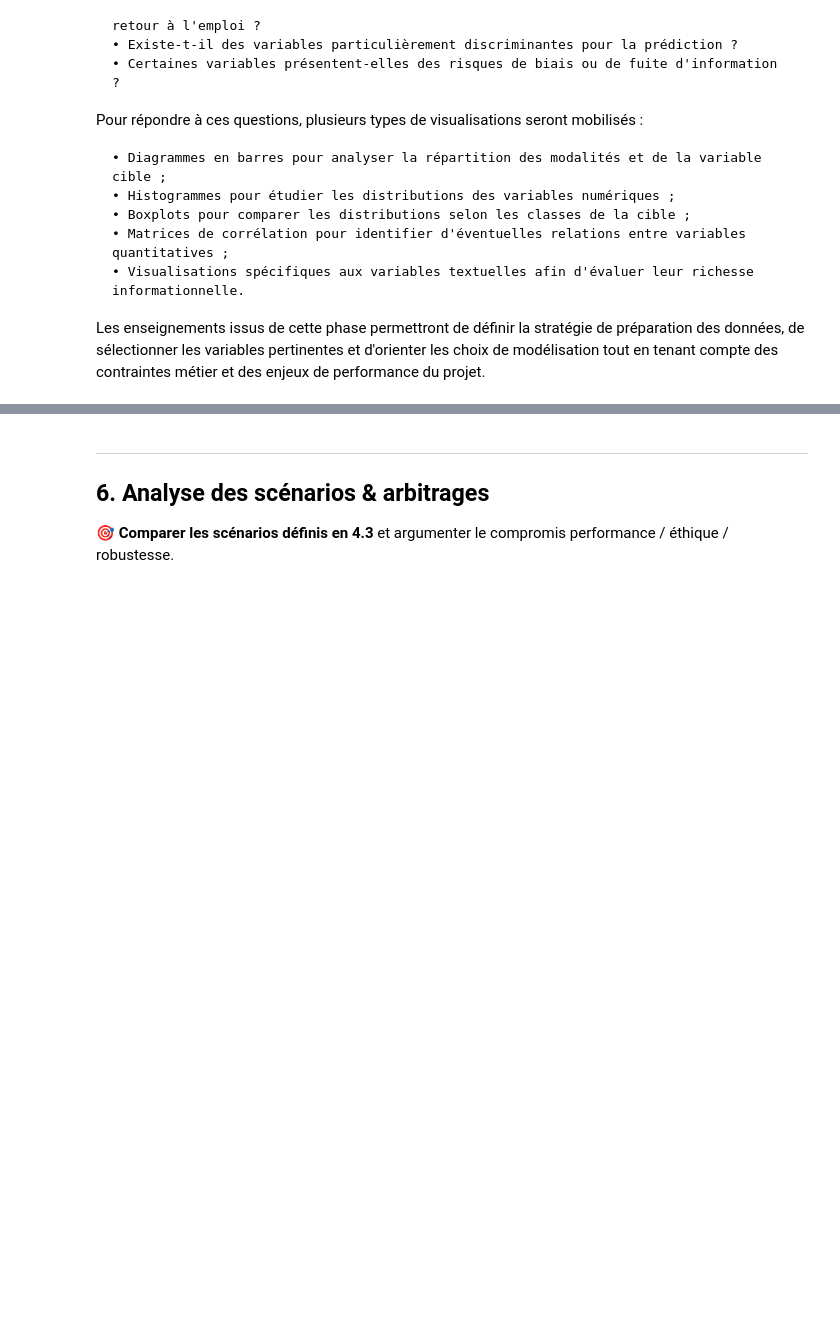
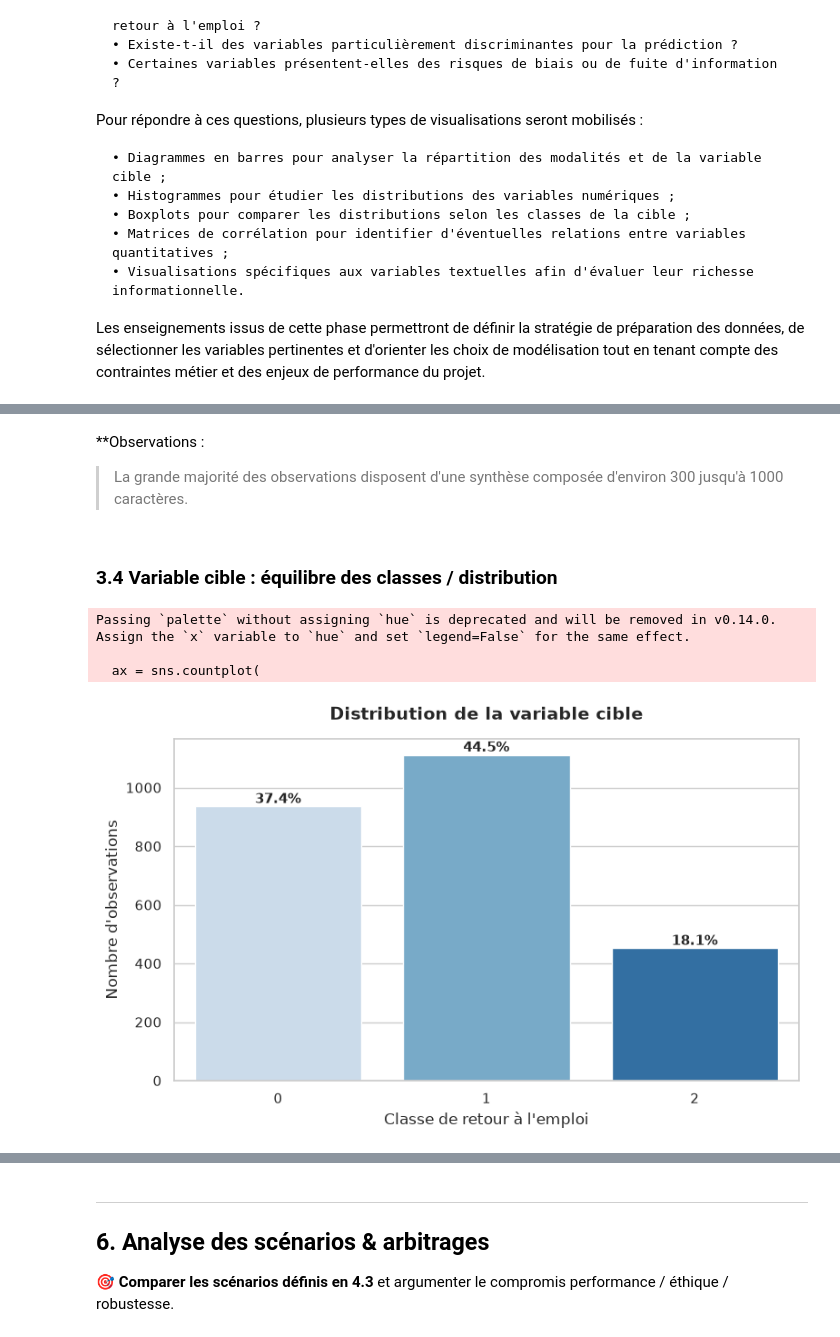
Before and after one commit to NicoH77/Atlas_CISIA_Exam_EmploymentPrediction, a Jupyter notebook: notebooks/Notebook-EmploymentPrediction.ipynb, the cells around one changed output, grey strips where cells are left out. Drawn from its saved outputs; the diff is of its cells as text; code cells hidden in the pictures; blank space fills up the shorter version.

```diff
--- a/notebooks/Notebook-EmploymentPrediction.ipynb
+++ b/notebooks/Notebook-EmploymentPrediction.ipynb
@@ -238,0 +569,54 @@ Les enseignements issus de cette phase permettront de définir la stratégie de
+# %% [markdown]
+**Observations :
+> La grande majorité des observations disposent d'une synthèse composée d'environ 300 jusqu'à 1000 caractères.
+# %% [markdown]
+### 3.4 Variable cible : équilibre des classes / distribution
+# %%
+# Graphique de distribution de la classe
+
+# Taille de la figure
+plt.figure(figsize=(8, 5))
+
+# Graphique
+ax = sns.countplot(
+    data=df,
+    x="classe_retour_emploi",
+    palette="Blues"
+)
+
+# Total pour calculer les pourcentages
+total = len(df)
+
+# Ajout des pourcentages au-dessus des barres
+for bar in ax.patches:
+    count = int(bar.get_height())
+    percentage = 100 * count / total
+
+    ax.text(
+        x=bar.get_x() + bar.get_width() / 2,
+        y=count,
+        s=f"{percentage:.1f}%",
+        ha="center",
+        va="bottom",
+        fontsize=11,
+        fontweight="bold"
+    )
+
+# Titres et labels
+ax.set_title(
+    "Distribution de la variable cible",
+    fontsize=14,
+    fontweight="bold",
+    pad=15
+)
+
+ax.set_xlabel("Classe de retour à l'emploi")
+ax.set_ylabel("Nombre d'observations")
+
+plt.tight_layout()
+plt.show()
+# %% [output]
+Passing `palette` without assigning `hue` is deprecated and will be removed in v0.14.0. Assign the `x` variable to `hue` and set `legend=False` for the same effect.
+
+  ax = sns.countplot(
+[figure, added]
```
Also changed, not shown: parts of 86 cells of this notebook.
